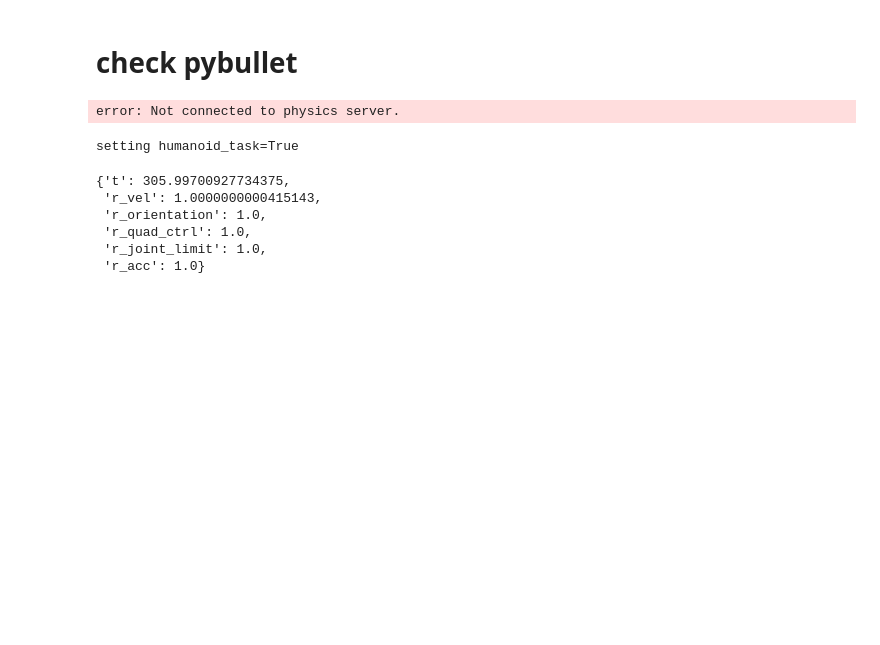
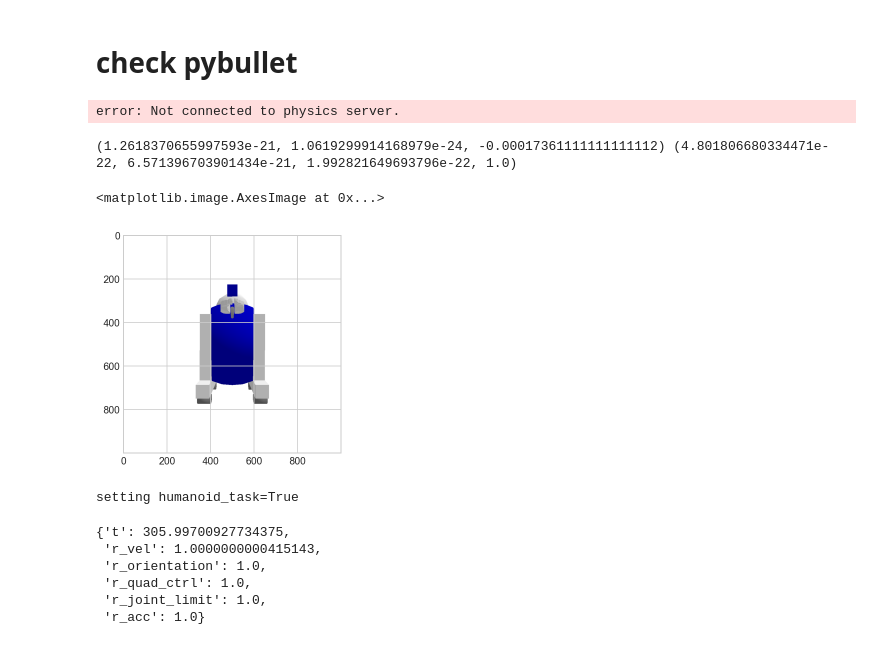
Before and after one commit to boxiXia/FlexipodFast, a Jupyter notebook: src/py_src/slicer_include_motor-v9.ipynb, the cells around one changed output. Drawn from its saved outputs; the diff is of its cells as text; code cells hidden in the pictures; blank space fills up the shorter version.

```diff
--- a/src/py_src/slicer_include_motor-v9.ipynb
+++ b/src/py_src/slicer_include_motor-v9.ipynb
@@ -1239,3 +1245,41 @@ p.disconnect()
+# %%
+import pybullet as p
+import pybullet_data
+import numpy as np
+physicsClient = p.connect(p.GUI)#or p.DIRECT for non-graphical version
+p.setAdditionalSearchPath(pybullet_data.getDataPath()) #used by loadURDF
+p.setGravity(0,0,-10)
+# planeId = p.loadURDF("plane.urdf")
+cubeStartPos = [0,0,0]
+cubeStartOrientation = p.getQuaternionFromEuler([0,0,0])
+boxId = p.loadURDF("r2d2.urdf",cubeStartPos, cubeStartOrientation)
+p.stepSimulation()
+cubePos, cubeOrn = p.getBasePositionAndOrientation(boxId)
+print(cubePos,cubeOrn)
+
+camera_eye = np.array([0.,1.,0.])
+target_pos = np.array([0.,0.,0.])
+camera_up = np.array([0.,0.,1.])
+fov = 90
+aspect = 1
+nearVal = 0
+farVal = 10
+width = 1000
+height = 1000
+
+viewMatrix = p.computeViewMatrix(camera_eye,target_pos,camera_up)
+projectionMatrix = p.computeProjectionMatrixFOV(fov,aspect,nearVal,farVal)
+_,_,rgbPixels,depthPixels,segmentationMaskBuffer=p.getCameraImage(width,height,viewMatrix,projectionMatrix)
+
+p.disconnect()
+# %% [output]
+(1.2618370655997593e-21, 1.0619299914168979e-24, -0.00017361111111111112) (4.801806680334471e-22, 6.571396703901434e-21, 1.992821649693796e-22, 1.0)
+# %%
+import matplotlib.pyplot as plt
+plt.imshow(rgbPixels)
+# %% [output]
+<matplotlib.image.AxesImage at 0x...>
+[figure, added]
 # %%
 from flexipod_env import FlexipodEnv
 import time
```
Also changed, not shown: parts of 4 cells of this notebook, 4 other files.
